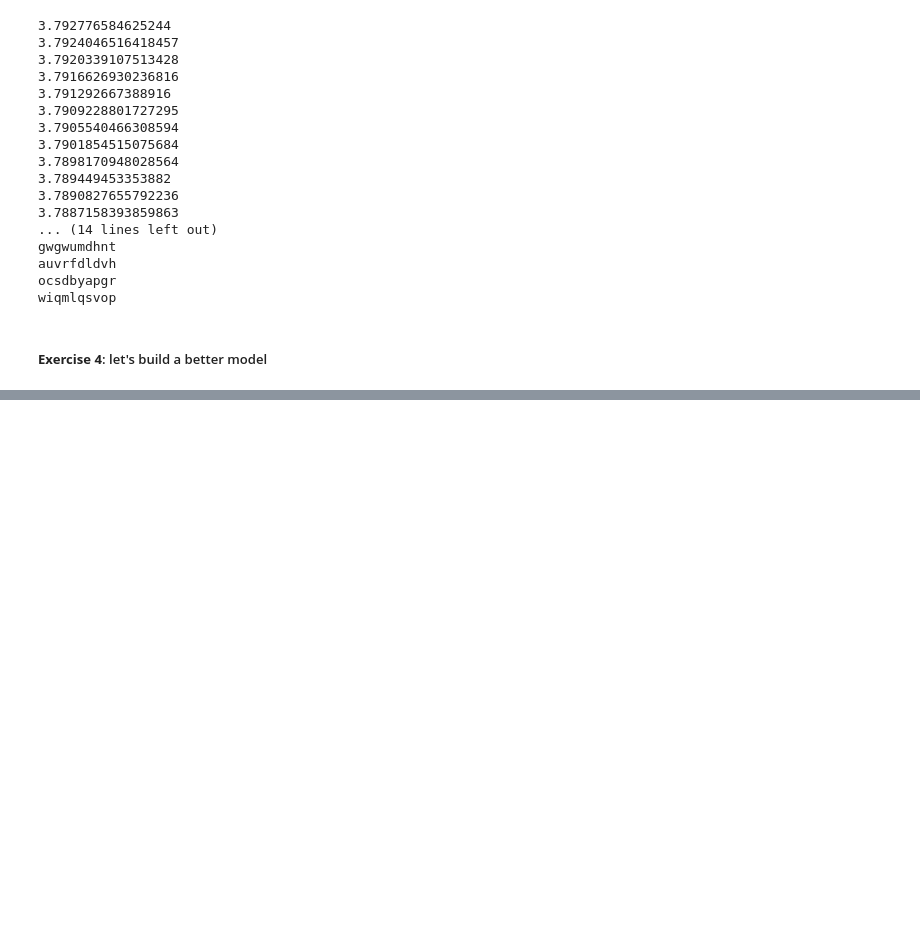
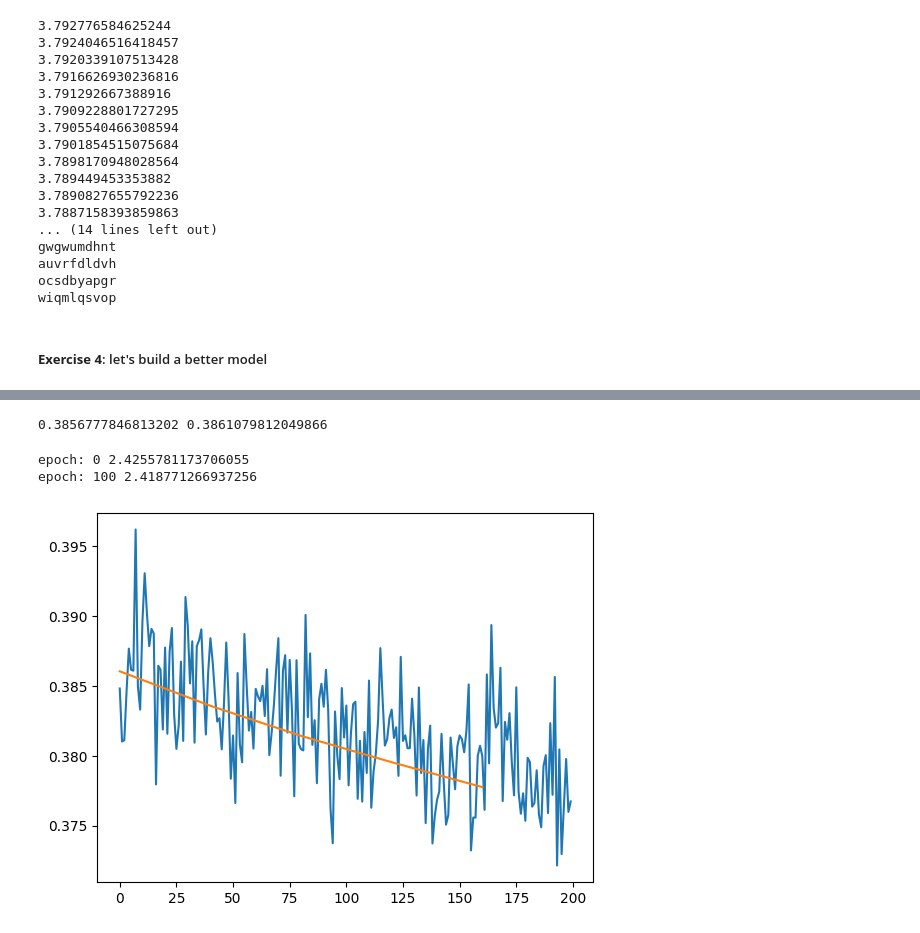
Before and after one commit to NailKhelifa/DL_ENSAE, a Jupyter notebook: problem.ipynb, the cells around one changed output, grey strips where cells are left out. Saved outputs shown, nothing was run; the diff lists cells and outputs as text; code cells hidden in the pictures; blank space fills up the shorter version.

```diff
--- a/problem.ipynb
+++ b/problem.ipynb
@@ -352,4 +363,69 @@ plt.show()
+# %%
+# compute the train and val loss
+
+train_loss = lossi[-1]
+
+emb_val = C[X_dev]
+emb_val = emb_val.view(-1, emb_size * block_size)
+h_val = emb_val @ W1 + b1
+h_val = F.relu(h_val)
+logits_val = h_val @ W2 + b2
+val_loss = F.cross_entropy(logits_val, Y_dev)
+
+print(train_loss, val_loss.log10().item())
+# %% [output]
+0.3856777846813202 0.3861079812049866
 # %%
 # compute the train and val loss.  here are the initial results I got.
 # Improve the loss by playing with the hyper-params and learning rate policy and report the results here.
+# %%
+# training loop (use the cross-entropy loss)
+step_val = []
+loss_val = []
+lossi = []
+stepi = []
+lr = 1e-1
+batch_size = 3000
+for i in range(200):
+    ix = torch.randint(0, X_train.shape[0], (batch_size,))
+
+    # forward pass
+    emb = C[X_train[ix]]
+    emb = emb.view(-1, emb_size * block_size)
+    h = emb @ W1 + b1
+    h = F.relu(h)
+    logits = h @ W2 + b2
+    loss = F.cross_entropy(logits, Y_train[ix])
+
+    # backward pass
+    for p in parameters:
+        p.grad = None
+    loss.backward()
+
+    # update
+    for p in parameters:
+        p.data += -lr * p.grad
+    stepi.append(i)
+    lossi.append(loss.log10().item())
+
+    if i%40 == 0:
+        emb_val = C[X_dev]
+        emb_val = emb_val.view(-1, emb_size * block_size)
+        h_val = emb_val @ W1 + b1
+        h_val = F.relu(h_val)
+        logits_val = h_val @ W2 + b2
+        val_loss = F.cross_entropy(logits_val, Y_dev).log10().item()
+        step_val.append(i)
+        loss_val.append(val_loss)
+
+
+    if i%100==0:
+        print("epoch:",i, loss.item())
+plt.plot(stepi, lossi)
+plt.plot(step_val, loss_val)
+plt.show()
+# %% [output]
+epoch: 0 2.4255781173706055
+epoch: 100 2.418771266937256
+[figure, added]
 # %%
```
Also changed, not shown: parts of 12 cells of this notebook.
